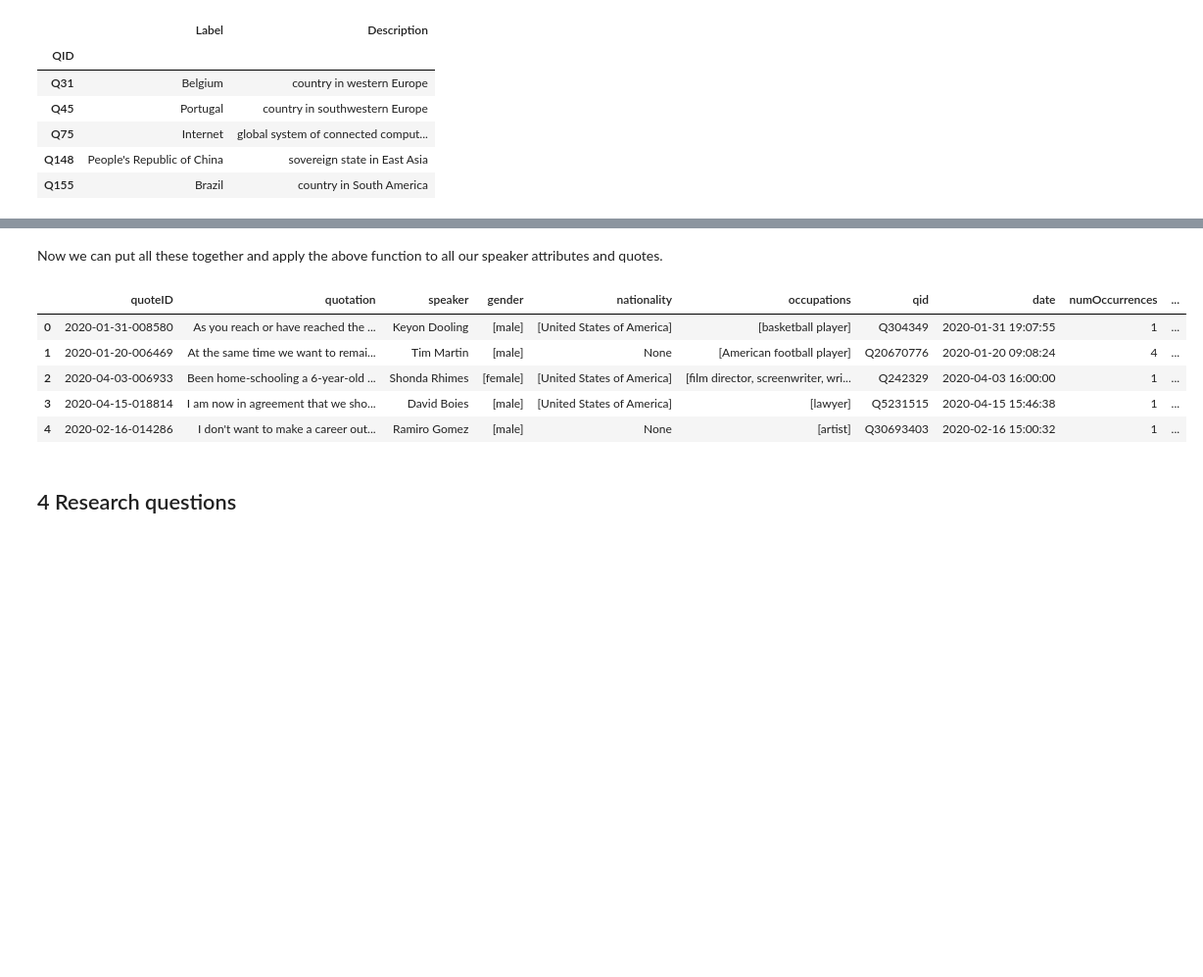
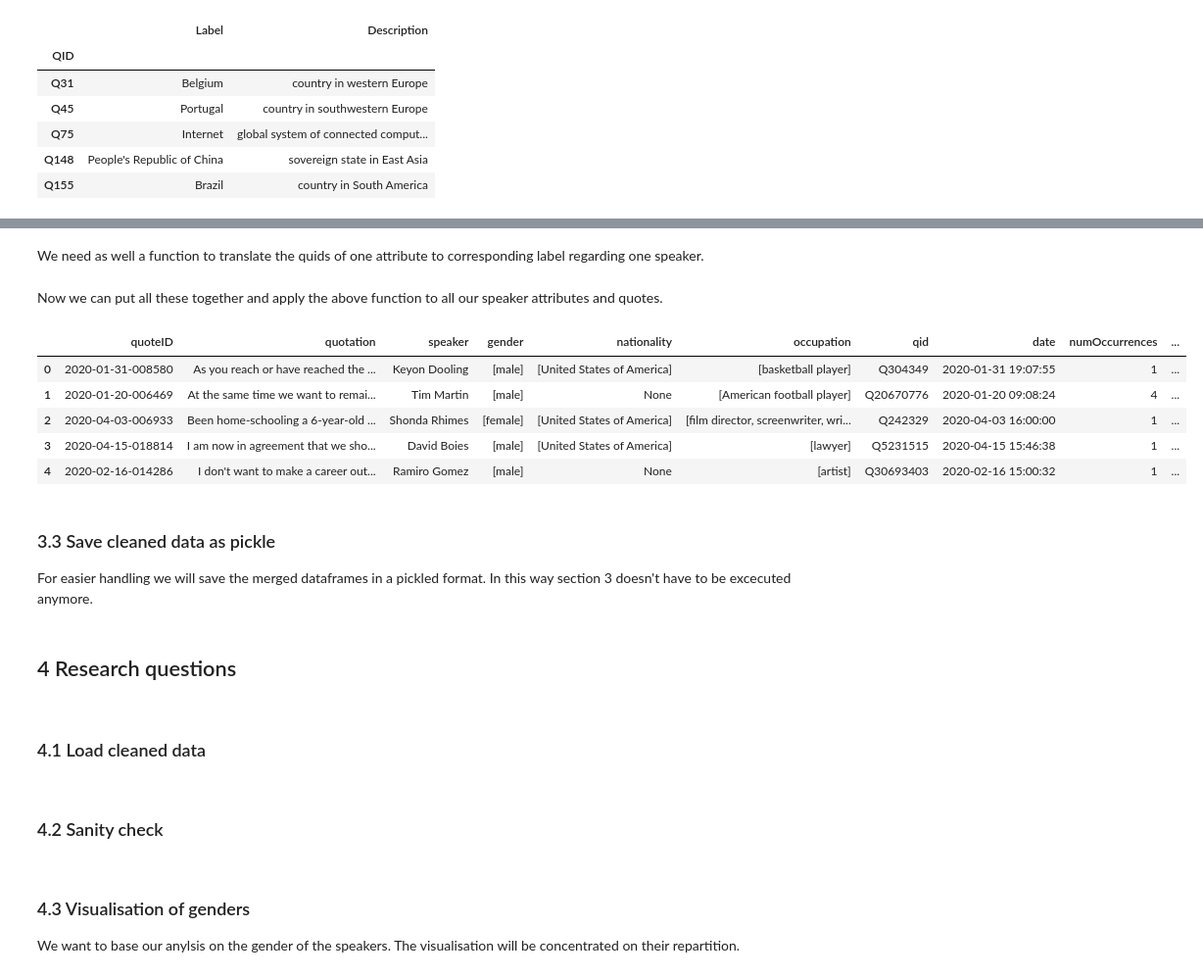
Before and after one commit to epfl-ada/ada-2021-project-palomamo, a Jupyter notebook: main.ipynb, the cells around one changed output, grey strips where cells are left out. Shown at 98% size. Cells and saved outputs as stored; diff of their text form; code cells hidden in the pictures; blank space fills up the shorter version.

Commit message:
save cleaned data as pickle

```diff
--- a/main.ipynb
+++ b/main.ipynb
@@ -41,25 +40,31 @@ You can download the raw data here: [Quotebank](https://zenodo.org/record/427731
 
 The addtional dataset can be found here: [Speakers](https://drive.google.com/drive/folders/1VAFHacZFh0oxSxilgNByb1nlNsqznUf0)
 # %%
-# Comment the files which aren't locally stored
+# Comment the files which aren't stored locally
 # In Colab everything should be available
 RAW_QUOTES_2020_PATH = 'Quotebank/quotes-2020.json.bz2'
-QUOTES_2020_PATH = 'Filtered data/quotes-2020-gb.json.bz2'
+FILTERED_QUOTES_2020_PATH = 'Filtered data/quotes-2020-gb.json.bz2'
+QUOTES_2020_PATH = 'Cleaned data/quotes-2020-gb.pkl'
 
 #RAW_QUOTES_2019_PATH = 'Quotebank/quotes-2019.json.bz2'
-QUOTES_2019_PATH = 'Filtered data/quotes-2019-gb.json.bz2'
+FILTERED_QUOTES_2019_PATH = 'Filtered data/quotes-2019-gb.json.bz2'
+QUOTES_2019_PATH = 'Cleaned data/quotes-2019-gb.pkl'
 
 #RAW_QUOTES_2018_PATH = 'Quotebank/quotes-2018.json.bz2'
-QUOTES_2018_PATH = 'Filtered data/quotes-2018-gb.json.bz2'
+FILTERED_QUOTES_2018_PATH = 'Filtered data/quotes-2018-gb.json.bz2'
+QUOTES_2018_PATH = 'Cleaned data/quotes-2018-gb.pkl'
 
 #RAW_QUOTES_2017_PATH = 'Quotebank/quotes-2017.json.bz2'
-QUOTES_2017_PATH = 'Filtered data/quotes-2017-gb.json.bz2'
+FILTERED_QUOTES_2017_PATH = 'Filtered data/quotes-2017-gb.json.bz2'
+QUOTES_2017_PATH = 'Cleaned data/quotes-2017-gb.pkl'
 
 #RAW_QUOTES_2016_PATH = 'raw_data/quotes-2016.json.bz2'
-QUOTES_2016_PATH = 'Filtered data/quotes-2016-gb.json.bz2'
+FILTERED_QUOTES_2016_PATH = 'Filtered data/quotes-2016-gb.json.bz2'
+QUOTES_2016_PATH = 'Cleaned data/quotes-2016-gb.pkl'
 
 #RAW_QUOTES_2015_PATH = 'raw_data/quotes-2015.json.bz2'
-QUOTES_2015_PATH = 'Filtered data/quotes-2015-gb.json.bz2'
+FILTERED_QUOTES_2015_PATH = 'Filtered data/quotes-2015-gb.json.bz2'
+QUOTES_2015_PATH = 'Cleaned data/quotes-2015-gb.pkl'
 
 # Additional data set
 SPEAKER_ATTRIBUTES_PATH = 'Project datasets/speaker_attributes.parquet'
@@ -365,11 +346,12 @@ We need a function to translate from a qid to a corresponding label. And we need
+# %% [markdown]
+We need as well a function to translate the quids of one attribute to corresponding label regarding one speaker.
 # %%
 def translate_qid2label(id_speaker, attr_dict):
   """
     Retrieve quotes speakers attribute, in the order of the quotations DataFrame.
-    :id_speaker: First qid in new column qid (instead of qids)
-    :attr_dict: dictionary for specified attributes
-    :nb_chunks: how many chunks
-    :return: attributes as list
+    :id_speaker   First qid of quids column of one row of the quotations dataframe qid
+    :attr_dict    dictionary for specified attributes
+    :return       attributes as text in a list
   """
   list_attr = []
 
@@ -399,24 +369,30 @@ def get_single_qid(df_quotes):
 Now we can put all these together and apply the above function to all our speaker attributes and quotes.
 # %%
 def add_speaker_attributes(path_to_file):
+  """
+    Function takes path of compressed filtered data of oquotebank and adds
+    speaker information in new colums
+    :path_to_file   first qid of quids column of one row of the quotations dataframe qid
+    :return         pandas DataFrame with new columns
+  """
   df = pd.read_json(path_to_file, lines=True,compression='bz2')
   # First we get a single qid:
   df = get_single_qid(df)
-  tqdm_notebook.pandas()
+
   genders = df['qid'].apply(lambda i: translate_qid2label(i, genders_dict))
   nationalities = df['qid'].apply(lambda i: translate_qid2label(i, nationalities_dict))
-  occupations = df['qid'].apply(lambda i: translate_qid2label(i, occupation_dict))
+  occupations = df['qid'].apply(lambda i: translate_qid2label(i, occupations_dict))
+
   df.insert(3, 'gender', genders)
   df.insert(4,'nationality', nationalities)
-  df.insert(5,'occupations', occupations)
-
+  df.insert(5,'occupation', occupations)
   return df
 # %%
-# Merge speaker attributes for filtered quotes of 2020
-df_2020 = add_speaker_attributes(QUOTES_2020_PATH)
+# Merge and speaker attributes for filtered quotes of 2020
+df_2020 = add_speaker_attributes(FILTERED_QUOTES_2020_PATH)
 df_2020.head()
 # %% [output]
-|  | quoteID | quotation | speaker | gender | nationality | occupations | qid | date | numOccurrences | ... |
+|  | quoteID | quotation | speaker | gender | nationality | occupation | qid | date | numOccurrences | ... |
 | 0 | 2020-01-31-008580 | As you reach or have reached the ... | Keyon Dooling | [male] | [United States of America] | [basketball player] | Q304349 | 2020-01-31 19:07:55 | 1 | ... |
 | 1 | 2020-01-20-006469 | At the same time we want to remai... | Tim Martin | [male] | None | [American football player] | Q20670776 | 2020-01-20 09:08:24 | 4 | ... |
 | 2 | 2020-04-03-006933 | Been home-schooling a 6-year-old ... | Shonda Rhimes | [female] | [United States of America] | [film director, screenwriter, wri... | Q242329 | 2020-04-03 16:00:00 | 1 | ... |
@@ -430,0 +407,5 @@ df_2019 = add_speaker_attributes(QUOTES_2019_PATH)
+# %% [markdown]
+### 3.3 Save cleaned data as pickle
+<a id="save_pickle"></a>
+
+For easier handling we will save the merged dataframes in a pickled format. In this way section 3 doesn't have to be excecuted anymore.
@@ -431,3 +419,6 @@ df_2019 = add_speaker_attributes(QUOTES_2019_PATH)
 # %% [markdown]
 ## 4 Research questions
 <a id="research_questions"></a>
+# %% [markdown]
+### 4.1 Load cleaned data
+<a id="load_pickle"></a>
@@ -433,0 +432,8 @@ df_2019 = add_speaker_attributes(QUOTES_2019_PATH)
+# %% [markdown]
+### 4.2 Sanity check
+<a id="sanity_check"></a>
+# %% [markdown]
+### 4.3 Visualisation of genders
+<a id="visual_genders"></a>
+
+We want to base our anylsis on the gender of the speakers. The visualisation will be concentrated on their repartition.
```
Also changed, not shown: parts of 40 cells of this notebook.
